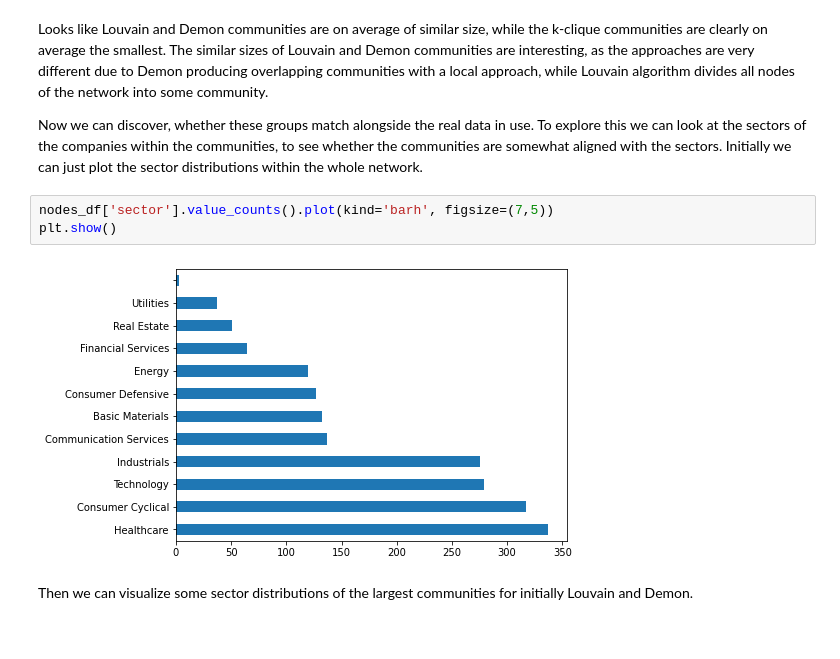
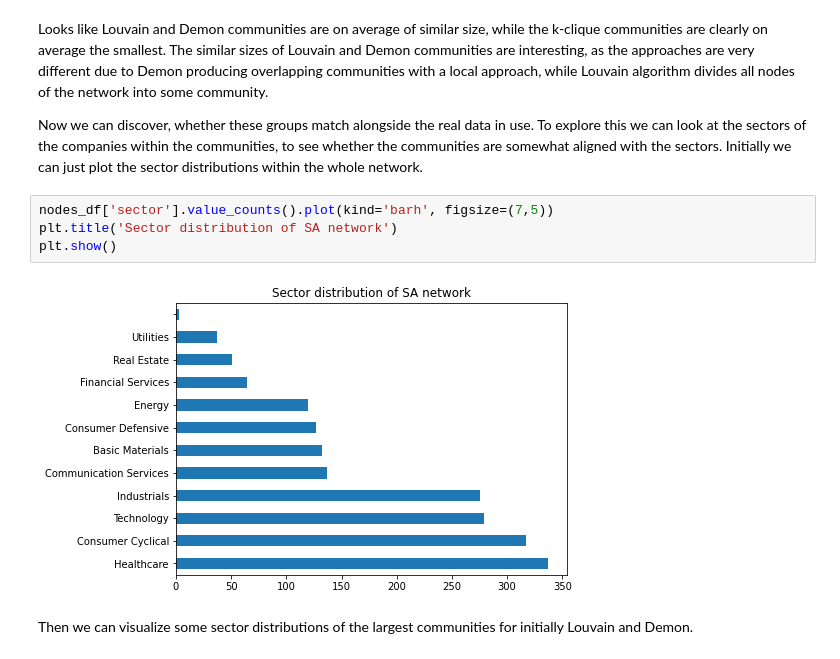
Before and after one commit to lassiraa/seekingalpha-network-analysis, a Jupyter notebook: community_discovery.ipynb, the cells around one changed output. Drawn from its saved outputs; the diff is of its cells as text.

```diff
--- a/community_discovery.ipynb
+++ b/community_discovery.ipynb
@@ -110,9 +110,10 @@ Looks like Louvain and Demon communities are on average of similar size, while t
 Now we can discover, whether these groups match alongside the real data in use. To explore this we can look at the sectors of the companies within the communities, to see whether the communities are somewhat aligned with the sectors. Initially we can just plot the sector distributions within the whole network.
 # %%
 nodes_df['sector'].value_counts().plot(kind='barh', figsize=(7,5))
+plt.title('Sector distribution of SA network')
 plt.show()
 # %% [output]
-[figure, old version]
+[figure, new version]
 # %% [markdown]
 Then we can visualize some sector distributions of the largest communities for initially Louvain and Demon.
 # %%
```
Also changed, not shown: parts of 4 cells of this notebook, 2 other files.
